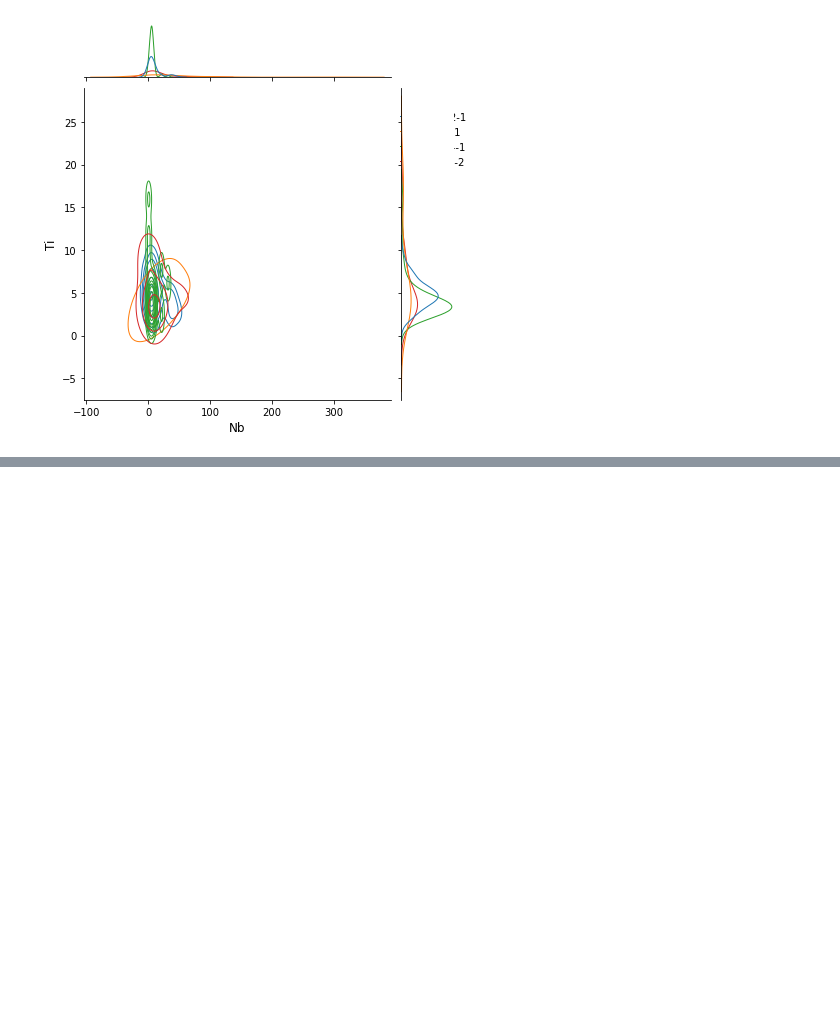
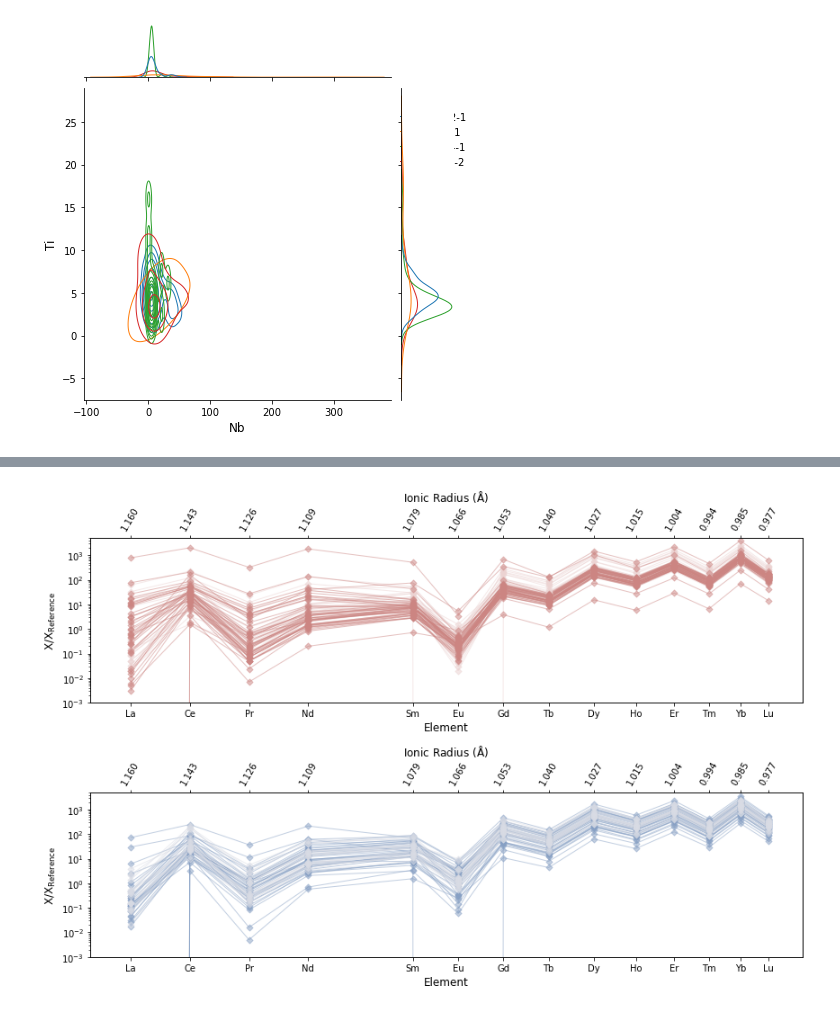
Before and after one commit to Swanson-Hysell-Group/Northbrae_Volcanics, a Jupyter notebook: code/trace_elements.ipynb, the cells around one changed output, grey strips where cells are left out. Saved outputs shown, nothing was run; the diff lists cells and outputs as text; code cells hidden in the pictures; blank space fills up the shorter version.

```diff
--- a/code/trace_elements.ipynb
+++ b/code/trace_elements.ipynb
@@ -212,0 +226,15 @@ ax.set_ylim(.001, 5000)
+# %%
+fig, ax = plt.subplots(2, 1, figsize=(12, 8))
+
+te_data_OR24.pyroplot.REE(ax=ax[0],color=color_3,alpha=0.5)
+te_data_MT24.pyroplot.REE(ax=ax[0],color=color_4,alpha=0.5)
+ax[0].set_ylim(.001, 5000)
+
+te_data_BM22.pyroplot.REE(ax=ax[1],color=color_1,alpha=0.5)
+te_data_IR22.pyroplot.REE(ax=ax[1],color=color_2,alpha=0.5)
+ax[1].set_ylim(.001, 5000)
+
+plt.tight_layout()
+plt.show()
+# %% [output]
+[figure, added]
```
Also changed, not shown: parts of 5 cells of this notebook, 2 other files.
